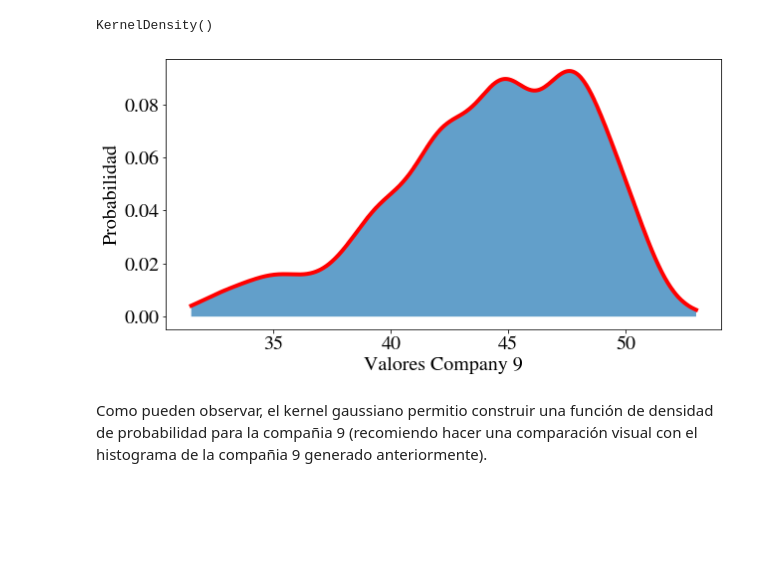
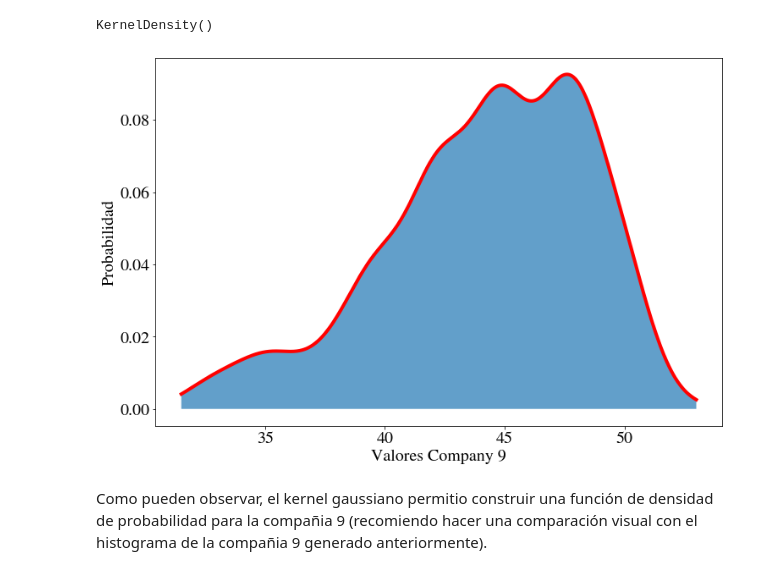
Before and after one commit to mariaguzman1120/estudio, a Jupyter notebook: estadistica/notebooks/clases/Sesión_3__2_KSTest_vs_Densidad_Kernel.ipynb, the cells around one changed output. Drawn from its saved outputs; the diff is of its cells as text; code cells hidden in the pictures; blank space fills up the shorter version.

```diff
--- a/estadistica/notebooks/clases/Sesión_3__2_KSTest_vs_Densidad_Kernel.ipynb
+++ b/estadistica/notebooks/clases/Sesión_3__2_KSTest_vs_Densidad_Kernel.ipynb
@@ -375,20 +321,14 @@ Cuando se trabaja en escenarios reales, uno de los puntos de interes es encontra
 # %% [markdown]
 ## Implementación básica de la densidad kernel
 # %%
-matplotlib.rcParams.update(
-    {"font.size": 20, "font.family": "STIXGeneral", "mathtext.fontset": "stix"}
-)
+matplotlib.rcParams.update({'font.size': 20, 'font.family': 'STIXGeneral', 'mathtext.fontset': 'stix'})
 
-fig = plt.figure(figsize=(10, 5))
+fig = plt.figure(figsize=(12,8))
 
-plt.hist(
-    data["Company 9"], bins="fd", alpha=0.7, density=True
-)  # fd = regla de Freedman-Diaconis
-plt.xlim(
-    data["Company 9"].min(), data["Company 9"].max()
-)  # Límita el valor mínimo y máximo en eje x de la gráfica
-plt.xlabel("Precios")
-plt.ylabel("Probabilidad")
-plt.title("Histograma de Company 9")
+plt.hist(data['Company 9'], bins = 'fd', alpha=0.7, density = True) # fd = regla de Freedman-Diaconis
+plt.xlim(data['Company 9'].min(), data['Company 9'].max()) # Límita el valor mínimo y máximo en eje x de la gráfica
+plt.xlabel('Precios')
+plt.ylabel('Probabilidad')
+plt.title('Histograma de Company 9')
 plt.show()
 # %% [output]
@@ -401,34 +341,23 @@ kde.fit(datos_stock_company_9)
 # %% [output]
 KernelDensity()
 # %%
-x_minimo_comp_9 = np.min(data["Company 9"].values)
-x_maximo_comp_9 = np.max(data["Company 9"].values)
-x = np.linspace(
-    x_minimo_comp_9, x_maximo_comp_9, data.shape[0])  # generamos un vector de datos desde el precio mínimo hasta el precio máximo de la compañia 1
-Prob_Log = kde.score_samples(x.reshape(-1, 1))  # Es importante que los datos esten entre 1 y -1
-# Log = Logarítmico
+x_minimo_comp_9 = np.min(data['Company 9'].values)
+x_maximo_comp_9 = np.max(data['Company 9'].values)
+x = np.linspace(x_minimo_comp_9, x_maximo_comp_9, data.shape[0]) # generamos un vector de datos desde el precio mínimo hasta el precio máximo de la compañia 1
+Prob_Log = kde.score_samples(x.reshape(-1, 1)) # Es importante que los datos esten entre 1 y -1
+                                               # Log = Logarítmico
 
-matplotlib.rcParams.update(
-    {
-        "font.size": 20,
-        "font.family": "STIXGeneral",
-        "mathtext.fontset": "stix"
-    }
-)
+matplotlib.rcParams.update({'font.size': 20, 'font.family': 'STIXGeneral', 'mathtext.fontset': 'stix'})
 
-fig = plt.figure(figsize=(10, 5))
+fig = plt.figure(figsize=(12,8))
 
-plt.fill_between(
-    x, np.exp(Prob_Log), alpha=0.7
-)  # Se muestra la función de densidad de probabilidad estimado por densidad kernel
-plt.plot(
-    x, np.exp(Prob_Log), "r", linewidth=4
-)  # Se muestra la función de densidad de probabilidad estimado por densidad kernel
+plt.fill_between(x, np.exp(Prob_Log), alpha = 0.7) # Se muestra la función de densidad de probabilidad estimado por densidad kernel
+plt.plot(x, np.exp(Prob_Log), 'r', linewidth = 4) # Se muestra la función de densidad de probabilidad estimado por densidad kernel
 plt.xlabel("Valores Company 9")
 plt.ylabel("Probabilidad")
 plt.show()
 # %% [output]
-[figure, old version]
+[figure, new version]
 # %% [markdown]
 Como pueden observar, el kernel gaussiano permitio construir una función de densidad de probabilidad para la compañia 9 (recomiendo hacer una comparación visual con el histograma de la compañia 9 generado anteriormente).
 # %% [markdown]
```
Also changed, not shown: parts of 39 cells of this notebook, 2 other files.
